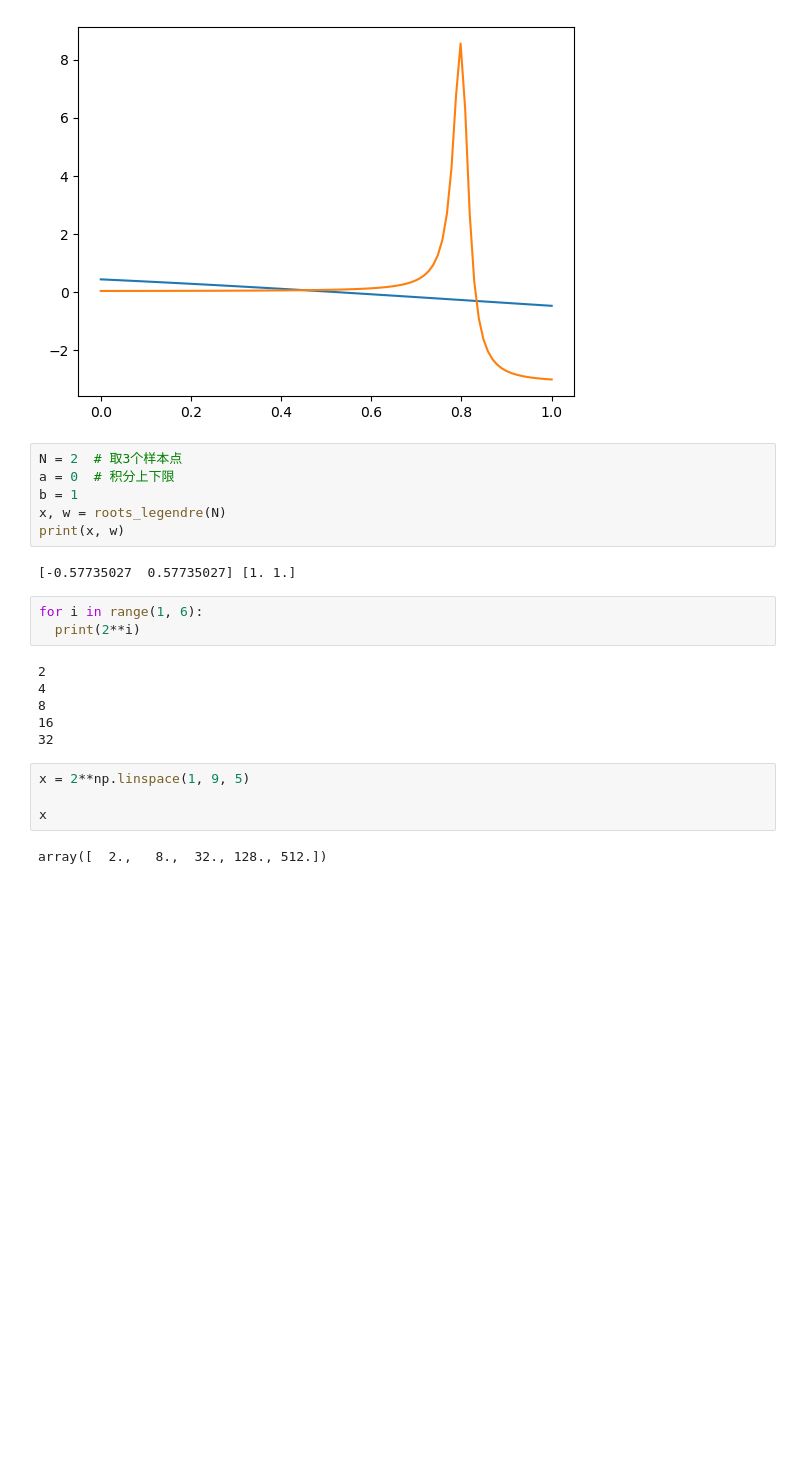
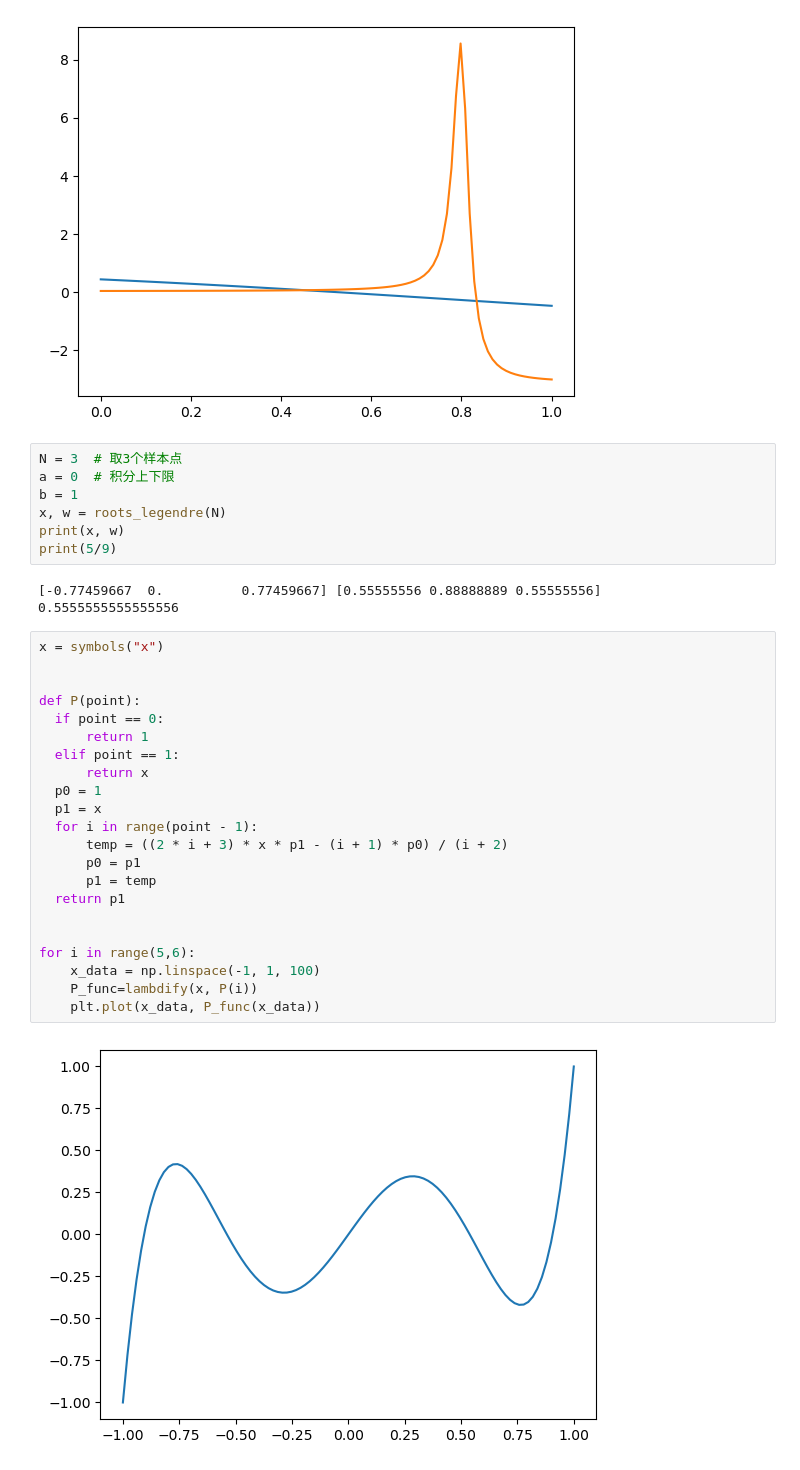
Before and after one commit to Xiaosen9807/FEM, a Jupyter notebook: Question1.ipynb, the cells around one changed output. Drawn from its saved outputs; the diff is of its cells as text; blank space fills up the shorter version.

```diff
--- a/Question1.ipynb
+++ b/Question1.ipynb
@@ -208,25 +208,36 @@ for i in a:
 [figure]
 [figure]
 # %%
-N = 2  # 取3个样本点
+N = 3  # 取3个样本点
 a = 0  # 积分上下限
 b = 1
 x, w = roots_legendre(N)
 print(x, w)
+print(5/9)
 # %% [output]
-[-0.57735027  0.57735027] [1. 1.]
+[-0.77459667  0.          0.77459667] [0.55555556 0.88888889 0.55555556]
+0.5555555555555556
-# %%
-for i in range(1, 6):
-  print(2**i)
-# %% [output]
-2
-4
-8
-16
-32
-# %%
-x = 2**np.linspace(1, 9, 5)
-
-x
-# %% [output]
-array([  2.,   8.,  32., 128., 512.])
+# %%
+x = symbols("x")
+
+
+def P(point):
+  if point == 0:
+      return 1
+  elif point == 1:
+      return x
+  p0 = 1
+  p1 = x
+  for i in range(point - 1):
+      temp = ((2 * i + 3) * x * p1 - (i + 1) * p0) / (i + 2)
+      p0 = p1
+      p1 = temp
+  return p1
+
+
+for i in range(5,6):
+    x_data = np.linspace(-1, 1, 100)
+    P_func=lambdify(x, P(i))
+    plt.plot(x_data, P_func(x_data))
+# %% [output]
+[figure, added]
```
Also changed, not shown: parts of 4 cells of this notebook, 7 other files.
